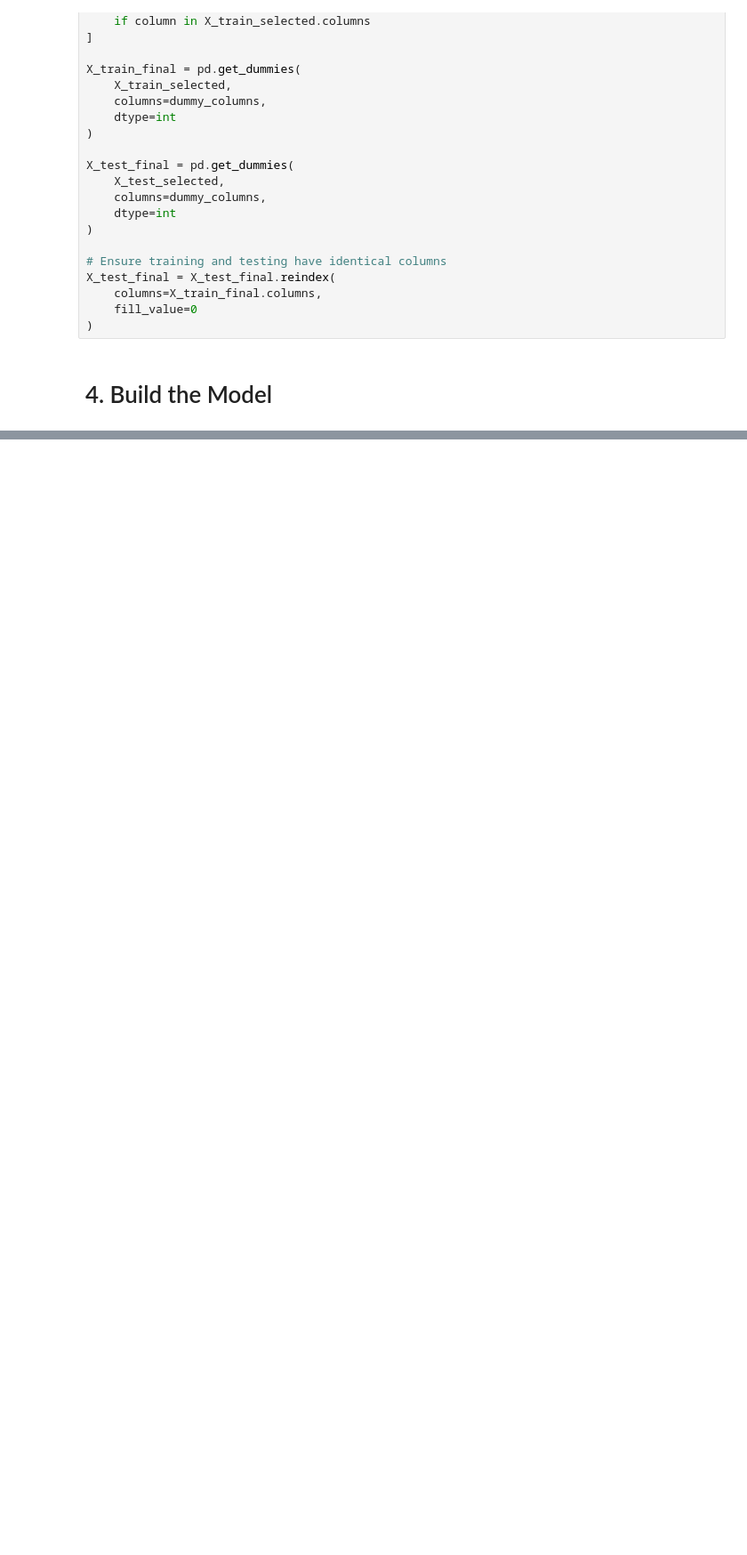
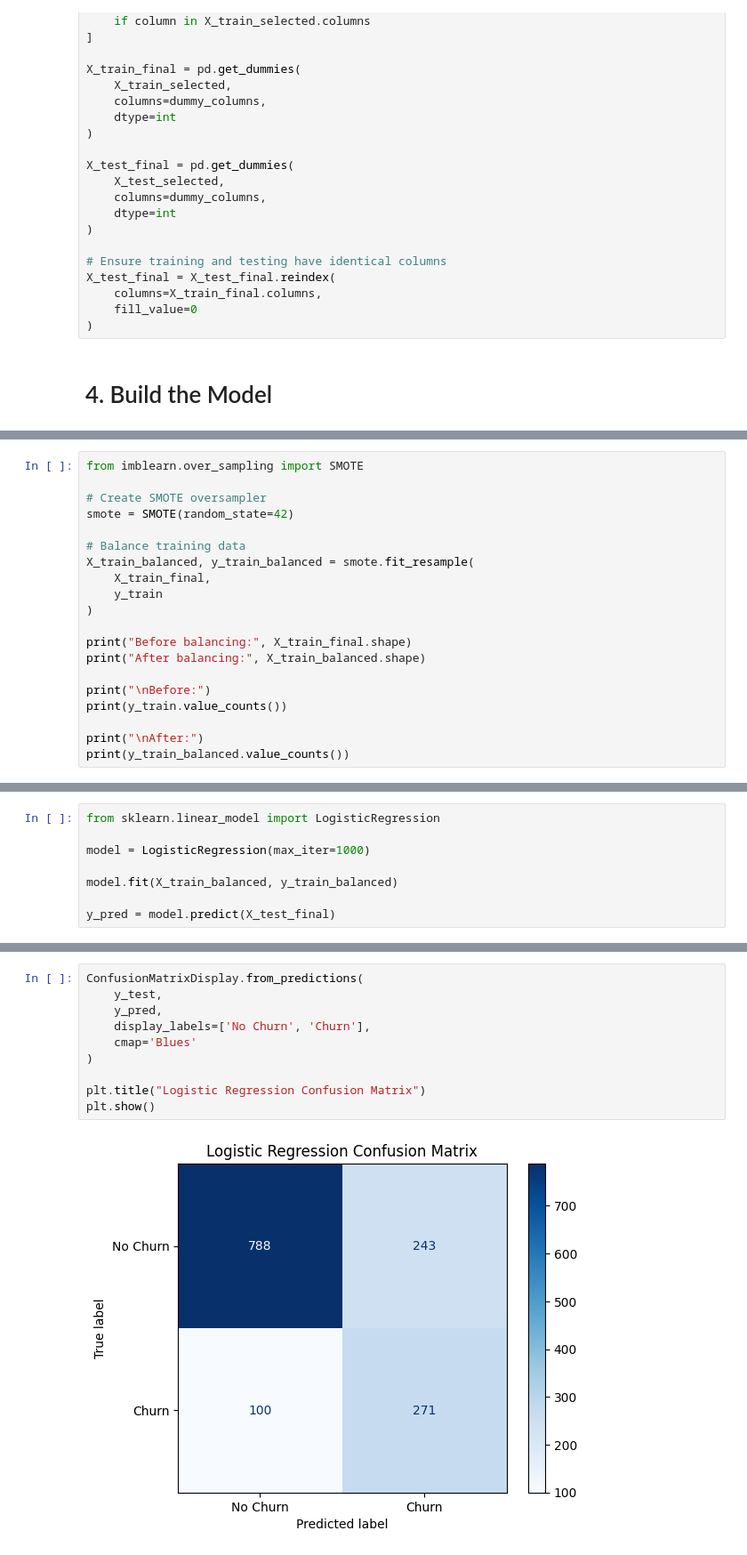
Before and after one commit to kd00250/COMP3800, a Jupyter notebook: Project2KennethDearman.ipynb, the cells around one changed output, grey strips where cells are left out. Shown at 89% size. Cells and saved outputs as stored; diff of their text form; blank space fills up the shorter version.

```diff
--- a/Project2KennethDearman.ipynb
+++ b/Project2KennethDearman.ipynb
@@ -763,0 +768,20 @@ X_test_final = X_test_final.reindex(
+# %%
+from imblearn.over_sampling import SMOTE
+
+# Create SMOTE oversampler
+smote = SMOTE(random_state=42)
+
+# Balance training data
+X_train_balanced, y_train_balanced = smote.fit_resample(
+    X_train_final,
+    y_train
+)
+
+print("Before balancing:", X_train_final.shape)
+print("After balancing:", X_train_balanced.shape)
+
+print("\nBefore:")
+print(y_train.value_counts())
+
+print("\nAfter:")
+print(y_train_balanced.value_counts())
@@ -763,0 +811,8 @@ X_test_final = X_test_final.reindex(
+# %%
+from sklearn.linear_model import LogisticRegression
+
+model = LogisticRegression(max_iter=1000)
+
+model.fit(X_train_balanced, y_train_balanced)
+
+y_pred = model.predict(X_test_final)
@@ -763,0 +853,12 @@ X_test_final = X_test_final.reindex(
+# %%
+ConfusionMatrixDisplay.from_predictions(
+    y_test,
+    y_pred,
+    display_labels=['No Churn', 'Churn'],
+    cmap='Blues'
+)
+
+plt.title("Logistic Regression Confusion Matrix")
+plt.show()
+# %% [output]
+[figure, added]
```
Also changed, not shown: parts of 11 cells of this notebook.
